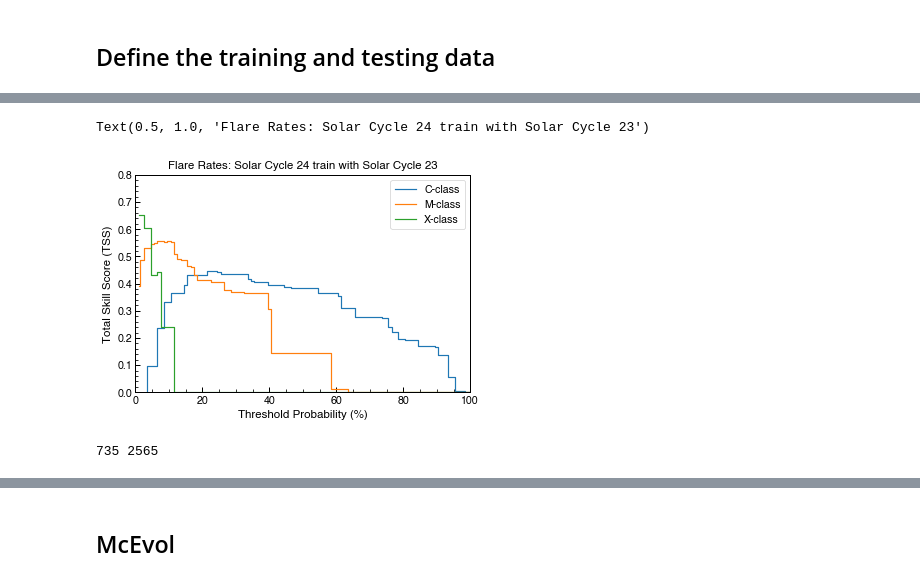
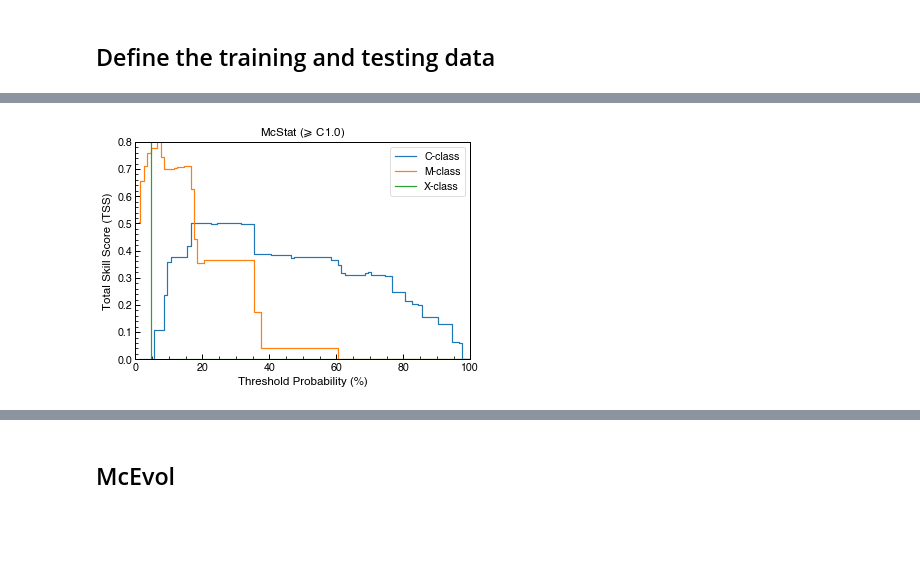
Before and after one commit to hayesla/flare_forecast_proj, a Jupyter notebook: forecast_tests/flare_rate_analysis.ipynb, the cells around one changed output, grey strips where cells are left out. Drawn from its saved outputs; the diff is of its cells as text; code cells hidden in the pictures; blank space fills up the shorter version.

```diff
--- a/forecast_tests/flare_rate_analysis.ipynb
+++ b/forecast_tests/flare_rate_analysis.ipynb
@@ -80,10 +81,9 @@ def get_tss(true_vals, pred_vals, thresh):
 # %% [markdown]
 ## Define the training and testing data
 # %%
-train_ar = data_ar[data_ar["AR issue_date"]<="2008-12-31"]
-test_ar = data_ar[data_ar["AR issue_date"]>="2009-01-01"]
+train_ar = data_ar[~(data_ar["AR issue_date"]>="2016-01-01")&(data_ar["AR issue_date"]<="2017-12-31")]
+test_ar = data_ar[(data_ar["AR issue_date"]>="2016-01-01")&(data_ar["AR issue_date"]<="2017-12-31")]
 
 
 flare_rates_train = get_flare_rates(train_ar)
-
 X_test = test_ar["McIntosh"].values
@@ -105,16 +125,16 @@ for t in thresholds:
 # %%
 fig, ax = plt.subplots()
 ax.plot(thresholds*100, tss_c, drawstyle="steps-mid", label="C-class")
 ax.plot(thresholds*100, tss_m, drawstyle="steps-mid", label="M-class")
 ax.plot(thresholds*100, tss_x, drawstyle="steps-mid", label="X-class")
 
 ax.legend()
 ax.set_xlim(0, 100)
 ax.set_ylim(0, 0.8)
 ax.set_xlabel("Threshold Probability (%)")
 ax.set_ylabel("Total Skill Score (TSS)")
 
-ax.set_title("Flare Rates: Solar Cycle 24 train with Solar Cycle 23")
+ax.set_title("McStat ($\geqslant$ C1.0)")
+plt.savefig("./overview_plots/threshold_mcstat.png", dpi=300, facecolor="w", bbox_inches="tight")
 # %% [output]
-Text(0.5, 1.0, 'Flare Rates: Solar Cycle 24 train with Solar Cycle 23')
-[figure, old version]
+[figure, new version]
@@ -123,4 +140,0 @@ pred_val_c = np.array([1 if x >0.8 else 0 for x in pred_y_c])
-# %%
-print(np.sum(pred_val_c), np.sum(y_test_c))
-# %% [output]
-735 2565
```
Also changed, not shown: parts of 27 cells of this notebook.
